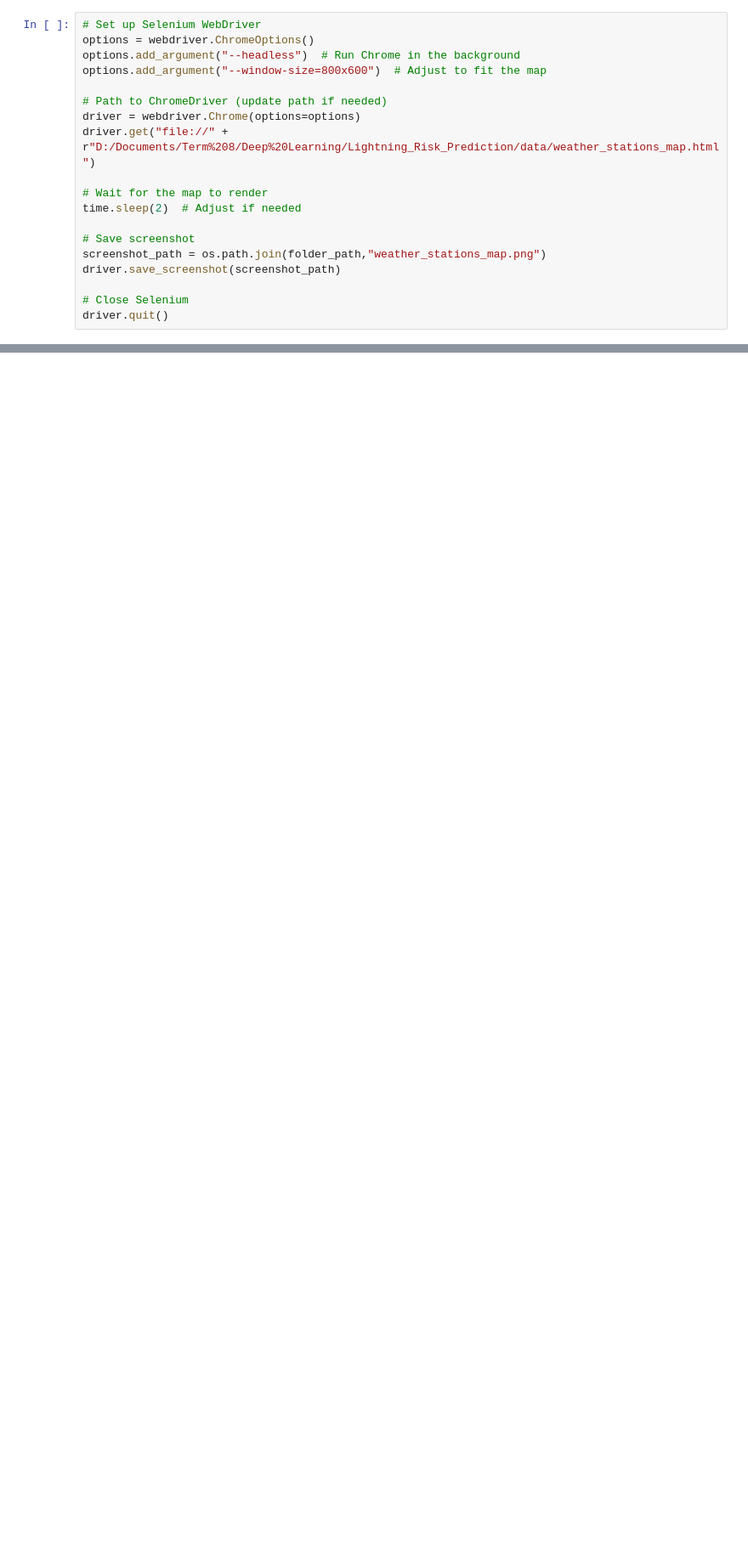
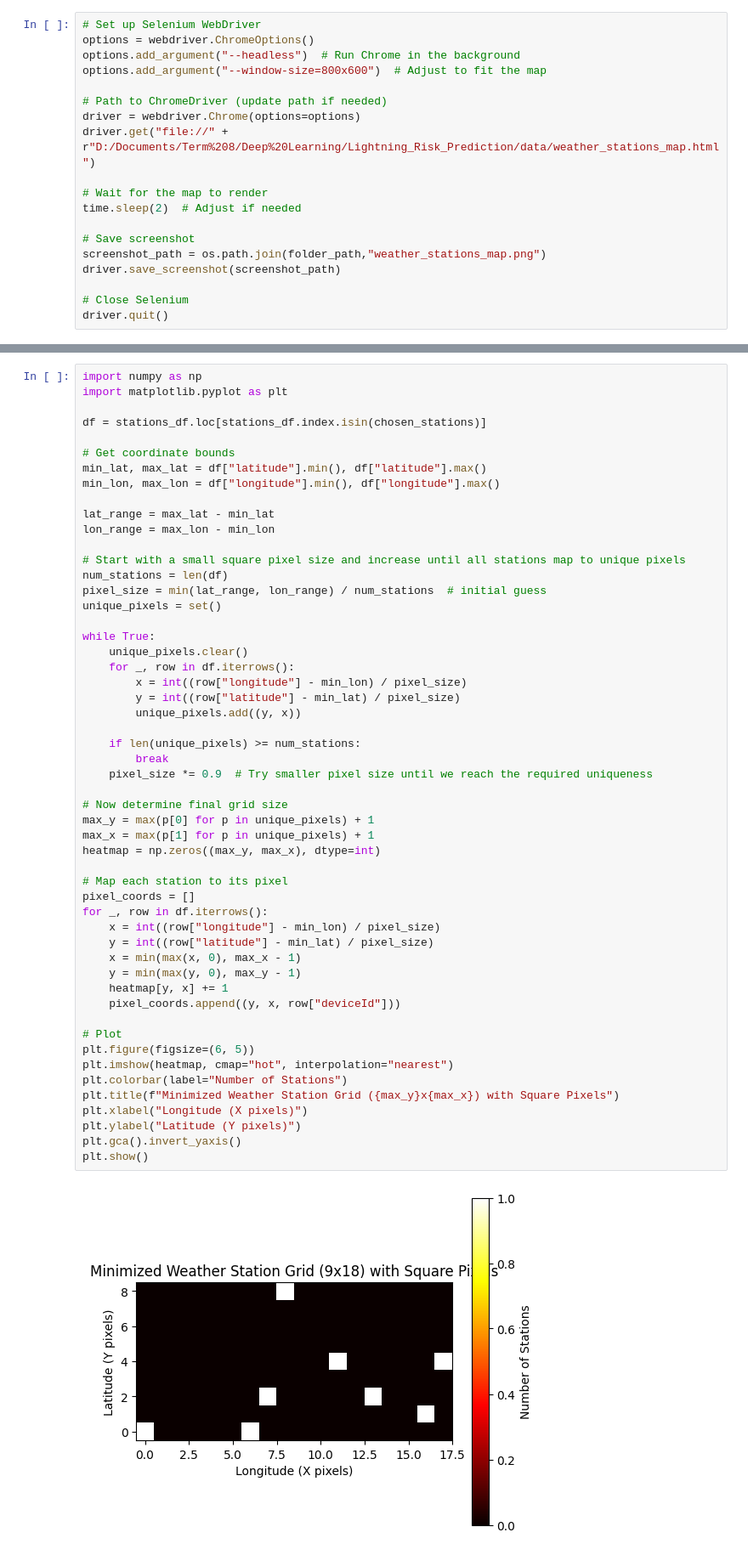
Before and after one commit to TomPiccio/Lightning_Risk_Prediction, a Jupyter notebook: notebooks/station_map_visualization.ipynb, the cells around one changed output, grey strips where cells are left out. Shown at 85% size. Cells and saved outputs as stored; diff of their text form; blank space fills up the shorter version.

```diff
--- a/notebooks/station_map_visualization.ipynb
+++ b/notebooks/station_map_visualization.ipynb
@@ -142,0 +173,55 @@ Station-to-Pixel Mapping:
+# %%
+import numpy as np
+import matplotlib.pyplot as plt
+
+df = stations_df.loc[stations_df.index.isin(chosen_stations)]
+
+# Get coordinate bounds
+min_lat, max_lat = df["latitude"].min(), df["latitude"].max()
+min_lon, max_lon = df["longitude"].min(), df["longitude"].max()
+
+lat_range = max_lat - min_lat
+lon_range = max_lon - min_lon
+
+# Start with a small square pixel size and increase until all stations map to unique pixels
+num_stations = len(df)
+pixel_size = min(lat_range, lon_range) / num_stations  # initial guess
+unique_pixels = set()
+
+while True:
+    unique_pixels.clear()
+    for _, row in df.iterrows():
+        x = int((row["longitude"] - min_lon) / pixel_size)
+        y = int((row["latitude"] - min_lat) / pixel_size)
+        unique_pixels.add((y, x))
+
+    if len(unique_pixels) >= num_stations:
+        break
+    pixel_size *= 0.9  # Try smaller pixel size until we reach the required uniqueness
+
+# Now determine final grid size
+max_y = max(p[0] for p in unique_pixels) + 1
+max_x = max(p[1] for p in unique_pixels) + 1
+heatmap = np.zeros((max_y, max_x), dtype=int)
+
+# Map each station to its pixel
+pixel_coords = []
+for _, row in df.iterrows():
+    x = int((row["longitude"] - min_lon) / pixel_size)
+    y = int((row["latitude"] - min_lat) / pixel_size)
+    x = min(max(x, 0), max_x - 1)
+    y = min(max(y, 0), max_y - 1)
+    heatmap[y, x] += 1
+    pixel_coords.append((y, x, row["deviceId"]))
+
+# Plot
+plt.figure(figsize=(6, 5))
+plt.imshow(heatmap, cmap="hot", interpolation="nearest")
+plt.colorbar(label="Number of Stations")
+plt.title(f"Minimized Weather Station Grid ({max_y}x{max_x}) with Square Pixels")
+plt.xlabel("Longitude (X pixels)")
+plt.ylabel("Latitude (Y pixels)")
+plt.gca().invert_yaxis()
+plt.show()
+# %% [output]
+[figure, added]
```
Also changed, not shown: parts of 6 cells of this notebook, 18 other files.
